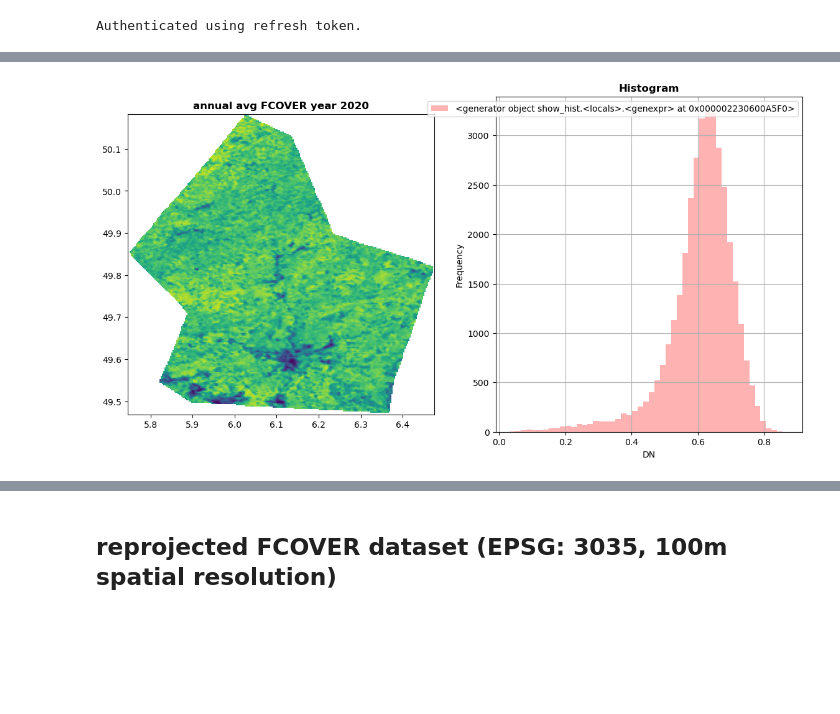
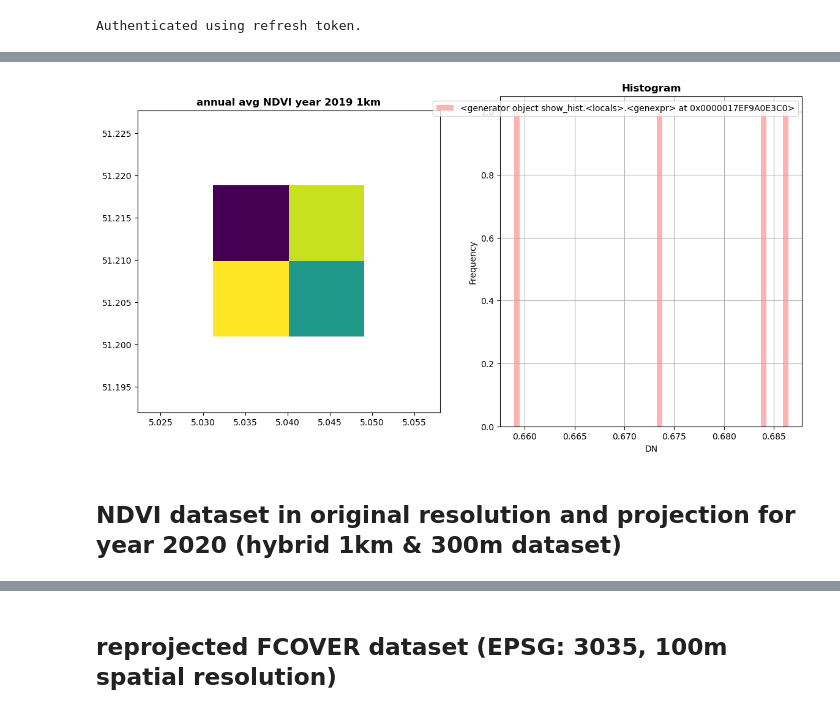
Before and after one commit to integratedmodelling/OpenEO-UDP-UDF-catalogue, a Jupyter notebook: examples/tests_NDVI_UDP.ipynb, the cells around one changed output, grey strips where cells are left out. Saved outputs shown, nothing was run; the diff lists cells and outputs as text; code cells hidden in the pictures; blank space fills up the shorter version.

```diff
--- a/examples/tests_NDVI_UDP.ipynb
+++ b/examples/tests_NDVI_UDP.ipynb
@@ -58,9 +43,11 @@ Wall time: 1min 2s
 # %%
 # visu result
-with rasterio.open("FCOVER_annual-average_2020.tif") as src:
+with rasterio.open("NDVI_annual-average_2019_1km.tif") as src:
     fig, (axrgb, axhist) = pyplot.subplots(1, 2, figsize=(14,7))
-    show(src, with_bounds=True, ax=axrgb, title='annual avg FCOVER year 2020')
+    show(src, with_bounds=True, ax=axrgb, title='annual avg NDVI year 2019 1km')
     show_hist(src, bins=50, lw=0.0, stacked=False, alpha=0.3, histtype='stepfilled', title="Histogram", ax=axhist)
     pyplot.show()
 # %% [output]
-[figure, old version]
+[figure, new version]
+# %% [markdown]
+## NDVI dataset in original resolution and projection for year 2020 (hybrid 1km & 300m dataset)
```
Also changed, not shown: parts of 21 cells of this notebook, 1 other file.
